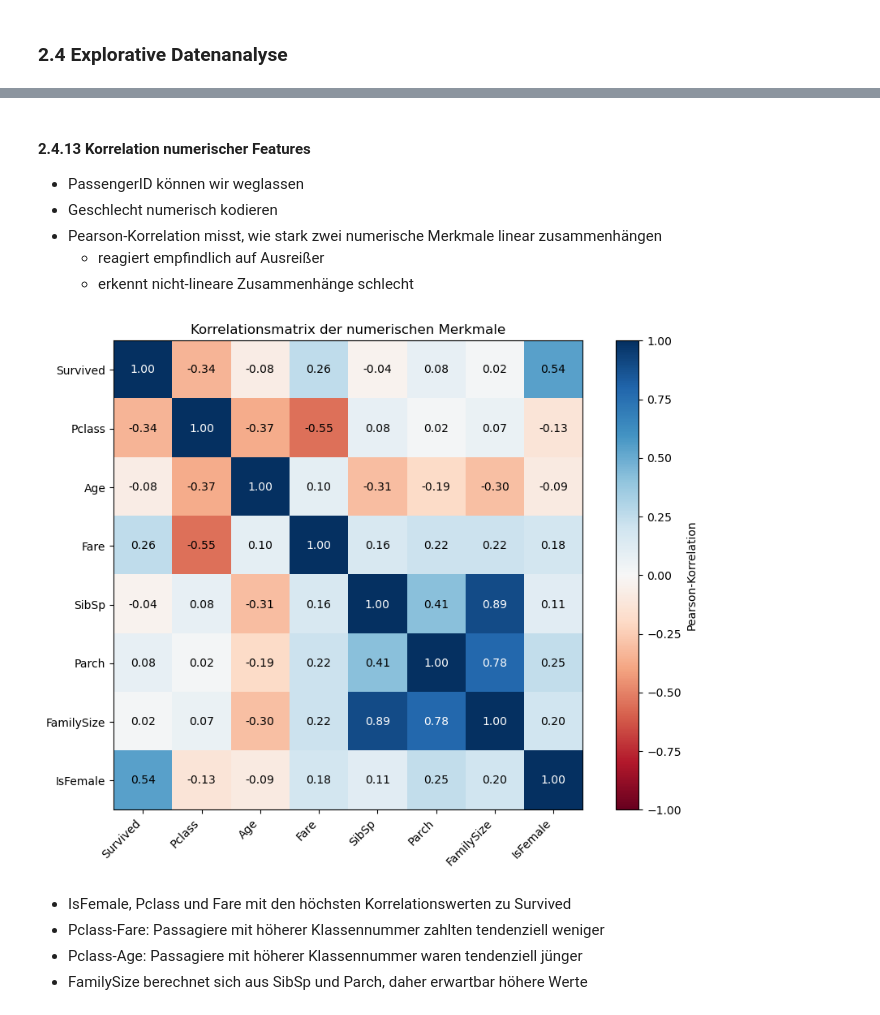
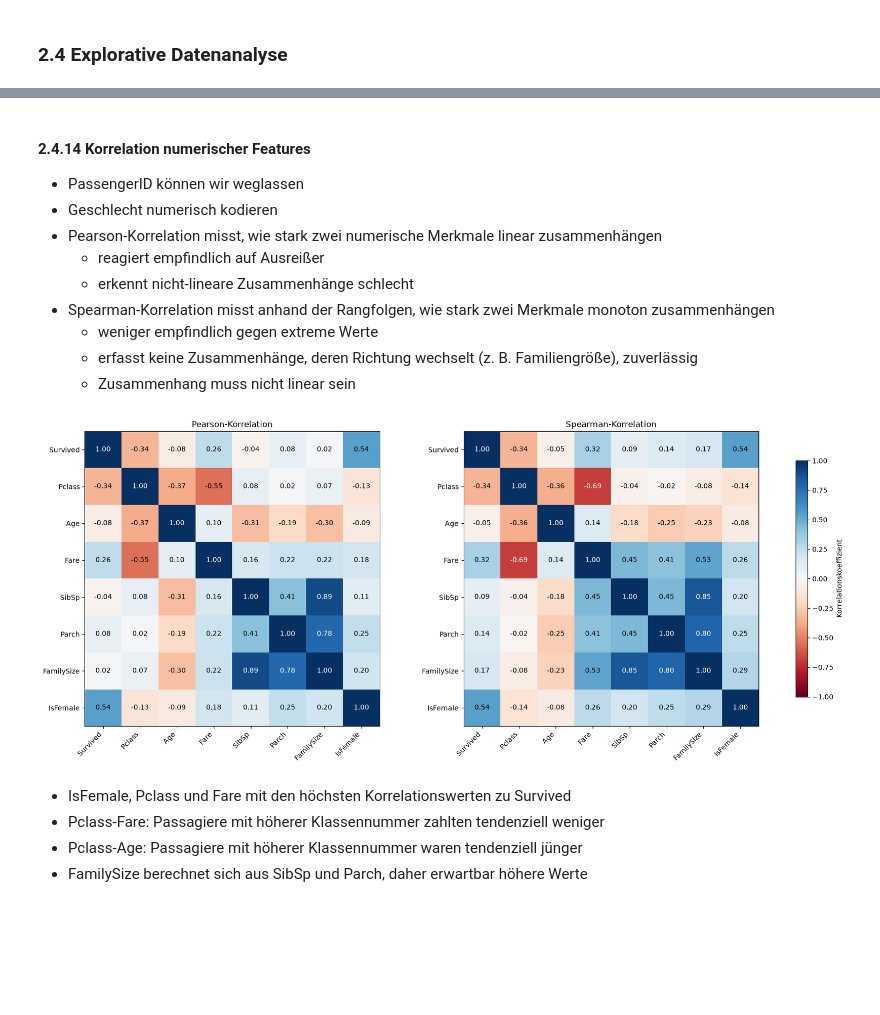
Before and after one commit to dhubmann/titanic, a Jupyter notebook: titanic.ipynb, the cells around one changed output, grey strips where cells are left out. Saved outputs shown, nothing was run; the diff lists cells and outputs as text; code cells hidden in the pictures; blank space fills up the shorter version.

```diff
--- a/titanic.ipynb
+++ b/titanic.ipynb
@@ -947,44 +879,58 @@ plt.show()
 # %% [markdown]
-#### 2.4.13 Korrelation numerischer Features
+#### 2.4.14 Korrelation numerischer Features
 - PassengerID können wir weglassen
 - Geschlecht numerisch kodieren
 - Pearson-Korrelation misst, wie stark zwei numerische Merkmale linear zusammenhängen
     - reagiert empfindlich auf Ausreißer
     - erkennt nicht-lineare Zusammenhänge schlecht
+- Spearman-Korrelation misst anhand der Rangfolgen, wie stark zwei Merkmale monoton zusammenhängen
+    - weniger empfindlich gegen extreme Werte
+    - erfasst keine Zusammenhänge, deren Richtung wechselt (z. B. Familiengröße), zuverlässig
+    - Zusammenhang muss nicht linear sein
 # %%
 corr_data = train_data[
     ["Survived", "Pclass", "Age", "Fare", "SibSp", "Parch", "FamilySize"]
 ].copy()
+corr_data["IsFemale"] = train_data["Sex"].map({"female": 1, "male": 0})
 
-corr_data["IsFemale"] = train_data["Sex"].map({"female": 1, "male": 0})
-correlations = corr_data.corr()
+correlations_pearson = corr_data.corr(method="pearson")
+correlations_spearman = corr_data.corr(method="spearman")
 
-fig, ax = plt.subplots(figsize=(9, 7))
-heatmap = ax.imshow(correlations, cmap="RdBu", vmin=-1, vmax=1)
+fig, axes = plt.subplots(1, 2, figsize=(17, 7), layout="constrained")
 
-ax.set_xticks(
-    range(len(correlations.columns)),
-    labels=correlations.columns,
-    rotation=45,
-    ha="right"
-)
-ax.set_yticks(range(len(correlations.index)), labels=correlations.index)
+for ax, correlations, title in zip(
+    axes,
+    [correlations_pearson, correlations_spearman],
+    ["Pearson-Korrelation", "Spearman-Korrelation"]
+):
+    heatmap = ax.imshow(correlations, cmap="RdBu", vmin=-1, vmax=1)
 
-for row in range(len(correlations.index)):
-    for col in range(len(correlations.columns)):
-        value = correlations.iloc[row, col]
-        ax.text(
-            col, row, f"{value:.2f}",
-            ha="center", va="center",
-            color="white" if abs(value) > 0.6 else "black"
-        )
+    ax.set_xticks(
+        range(len(correlations.columns)),
+        labels=correlations.columns,
+        rotation=45,
+        ha="right"
+    )
+    ax.set_yticks(
+        range(len(correlations.index)),
+        labels=correlations.index
+    )
 
-ax.set_title("Korrelationsmatrix der numerischen Merkmale")
-fig.colorbar(heatmap, ax=ax, label="Pearson-Korrelation")
-plt.tight_layout()
+    for row in range(len(correlations.index)):
+        for col in range(len(correlations.columns)):
+            value = correlations.iloc[row, col]
+            ax.text(
+                col, row, f"{value:.2f}",
+                ha="center", va="center",
+                color="white" if abs(value) > 0.6 else "black"
+            )
+
+    ax.set_title(title)
+
+fig.colorbar(heatmap, ax=axes, label="Korrelationskoeffizient", shrink=0.8)
 plt.show()
 # %% [output]
-[figure, old version]
+[figure, new version]
 # %% [markdown]
 - IsFemale, Pclass und Fare mit den höchsten Korrelationswerten zu Survived
 - Pclass-Fare: Passagiere mit höherer Klassennummer zahlten tendenziell weniger
```
Also changed, not shown: parts of 68 cells of this notebook.
